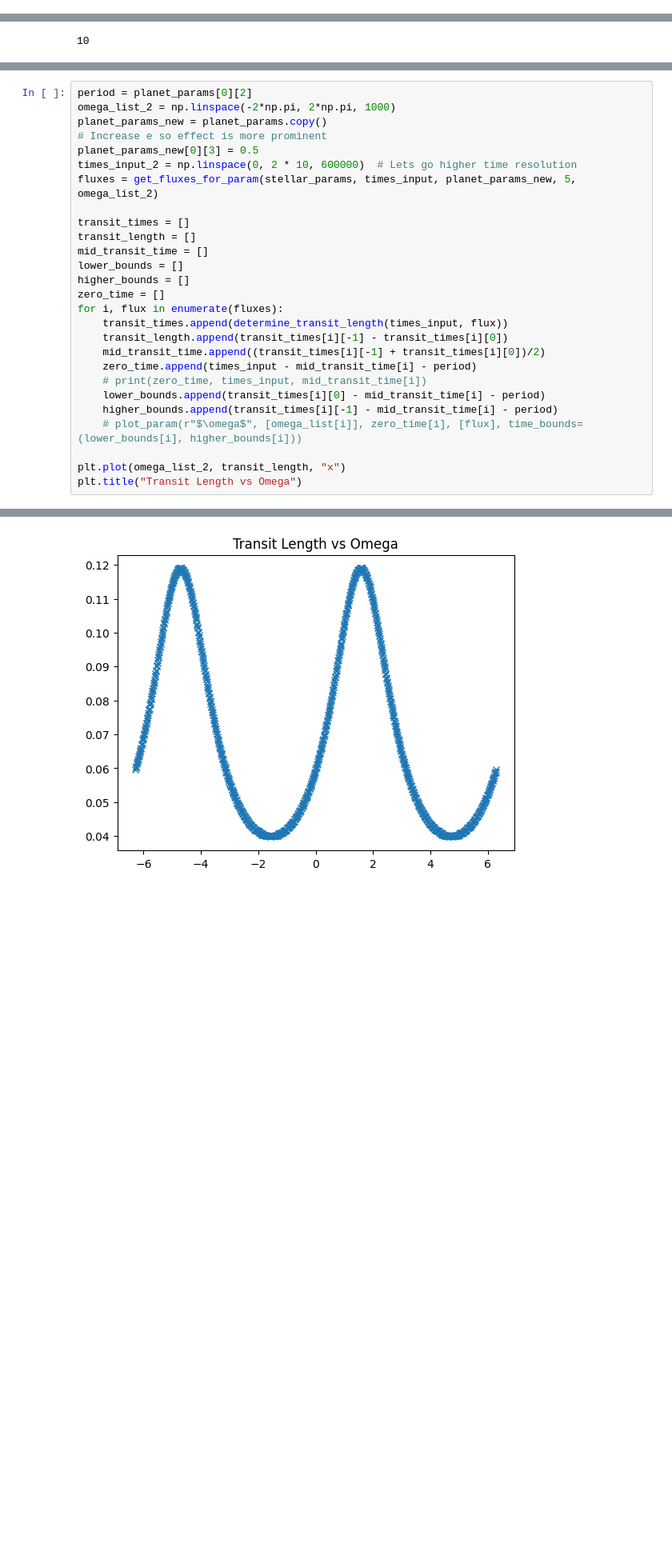
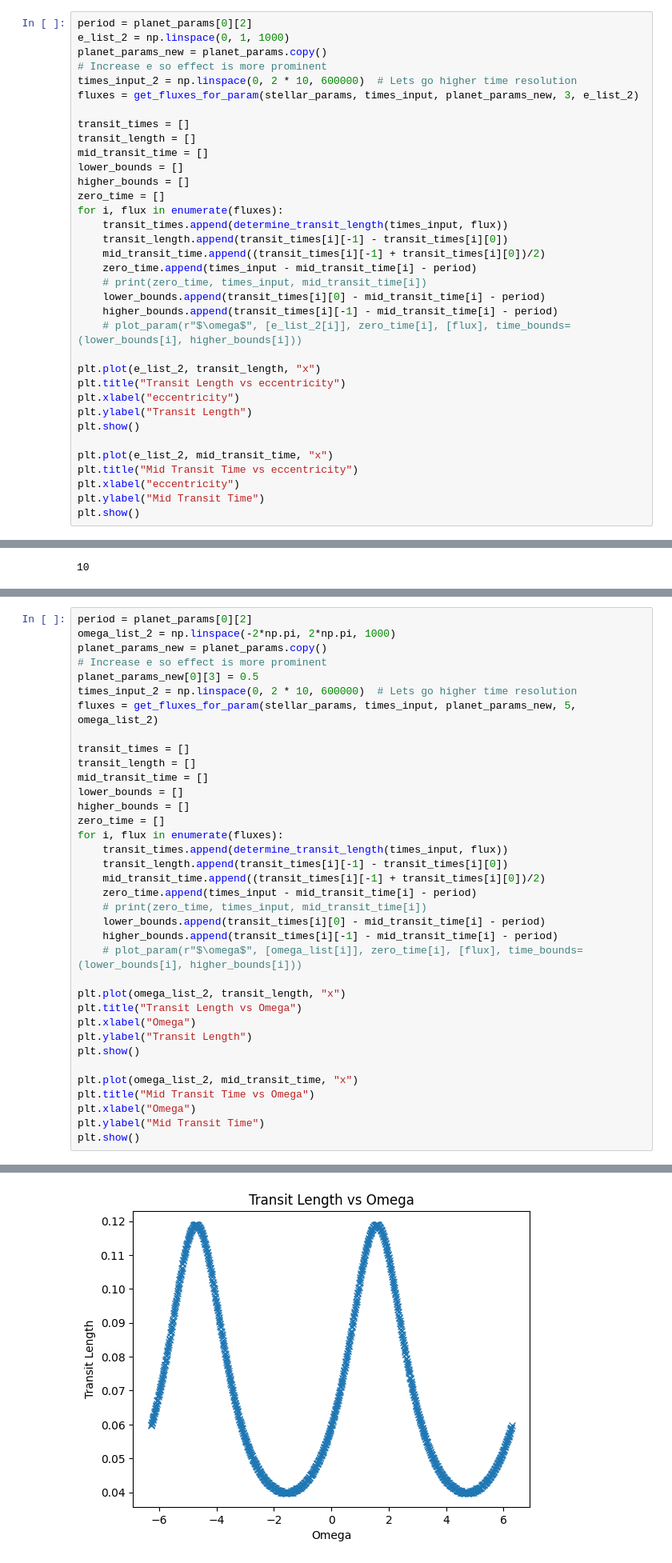
Before and after one commit to JCatton/KJRJMCMCMC, a Jupyter notebook: sim/LCDependenceOnParams.ipynb, the cells around one changed output, grey strips where cells are left out. Shown at 80% size. Drawn from its saved outputs; the diff is of its cells as text; blank space fills up the shorter version.

```diff
--- a/sim/LCDependenceOnParams.ipynb
+++ b/sim/LCDependenceOnParams.ipynb
@@ -254,0 +366,35 @@ It seems like it does not
+# %%
+period = planet_params[0][2]
+e_list_2 = np.linspace(0, 1, 1000)
+planet_params_new = planet_params.copy()
+# Increase e so effect is more prominent
+times_input_2 = np.linspace(0, 2 * 10, 600000)  # Lets go higher time resolution
+fluxes = get_fluxes_for_param(stellar_params, times_input, planet_params_new, 3, e_list_2)
+
+transit_times = []
+transit_length = []
+mid_transit_time = []
+lower_bounds = []
+higher_bounds = []
+zero_time = []
+for i, flux in enumerate(fluxes):
+    transit_times.append(determine_transit_length(times_input, flux))
+    transit_length.append(transit_times[i][-1] - transit_times[i][0])
+    mid_transit_time.append((transit_times[i][-1] + transit_times[i][0])/2)
+    zero_time.append(times_input - mid_transit_time[i] - period)
+    # print(zero_time, times_input, mid_transit_time[i])
+    lower_bounds.append(transit_times[i][0] - mid_transit_time[i] - period)
+    higher_bounds.append(transit_times[i][-1] - mid_transit_time[i] - period)
+    # plot_param(r"$\omega$", [e_list_2[i]], zero_time[i], [flux], time_bounds=(lower_bounds[i], higher_bounds[i]))
+
+plt.plot(e_list_2, transit_length, "x")
+plt.title("Transit Length vs eccentricity")
+plt.xlabel("eccentricity")
+plt.ylabel("Transit Length")
+plt.show()
+
+plt.plot(e_list_2, mid_transit_time, "x")
+plt.title("Mid Transit Time vs eccentricity")
+plt.xlabel("eccentricity")
+plt.ylabel("Mid Transit Time")
+plt.show()
@@ -350,4 +491,13 @@ for i, flux in enumerate(fluxes):
 
 plt.plot(omega_list_2, transit_length, "x")
 plt.title("Transit Length vs Omega")
+plt.xlabel("Omega")
+plt.ylabel("Transit Length")
+plt.show()
+
+plt.plot(omega_list_2, mid_transit_time, "x")
+plt.title("Mid Transit Time vs Omega")
+plt.xlabel("Omega")
+plt.ylabel("Mid Transit Time")
+plt.show()
 # %% [output]
@@ -355 +504 @@ Text(0.5, 1.0, 'Transit Length vs Omega')
-[figure, old version]
+[figure, new version]
```
Also changed, not shown: parts of 14 cells of this notebook.
